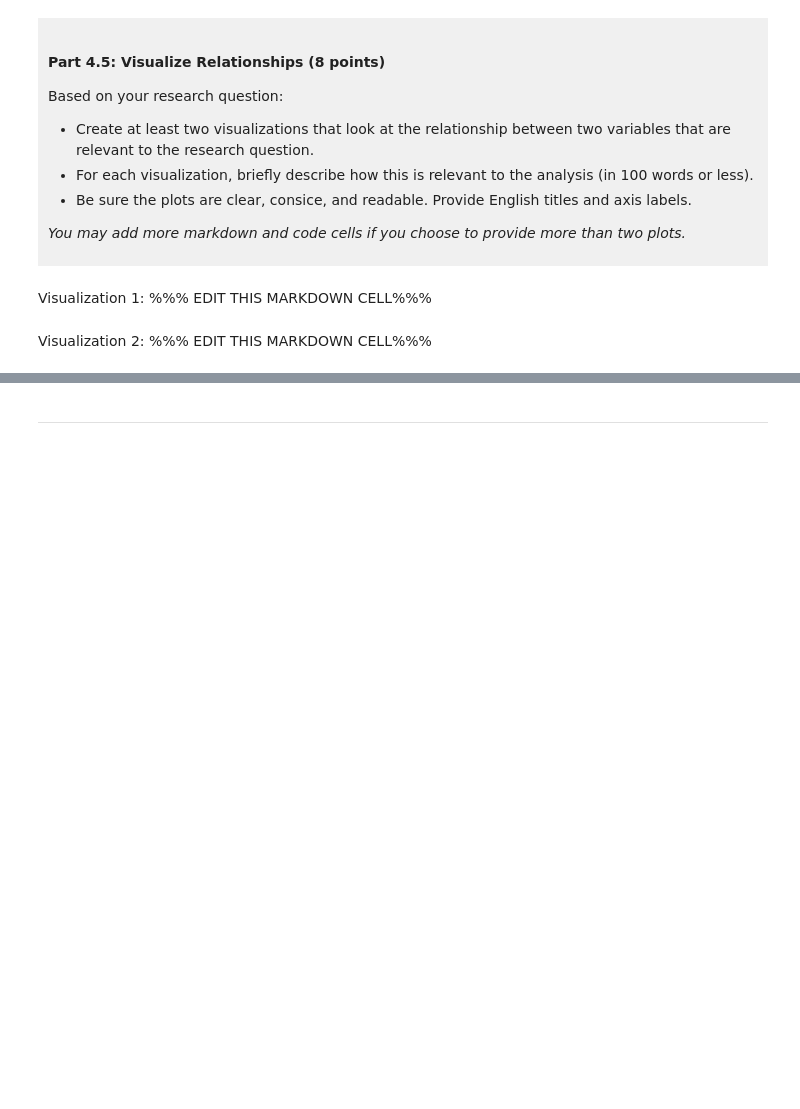
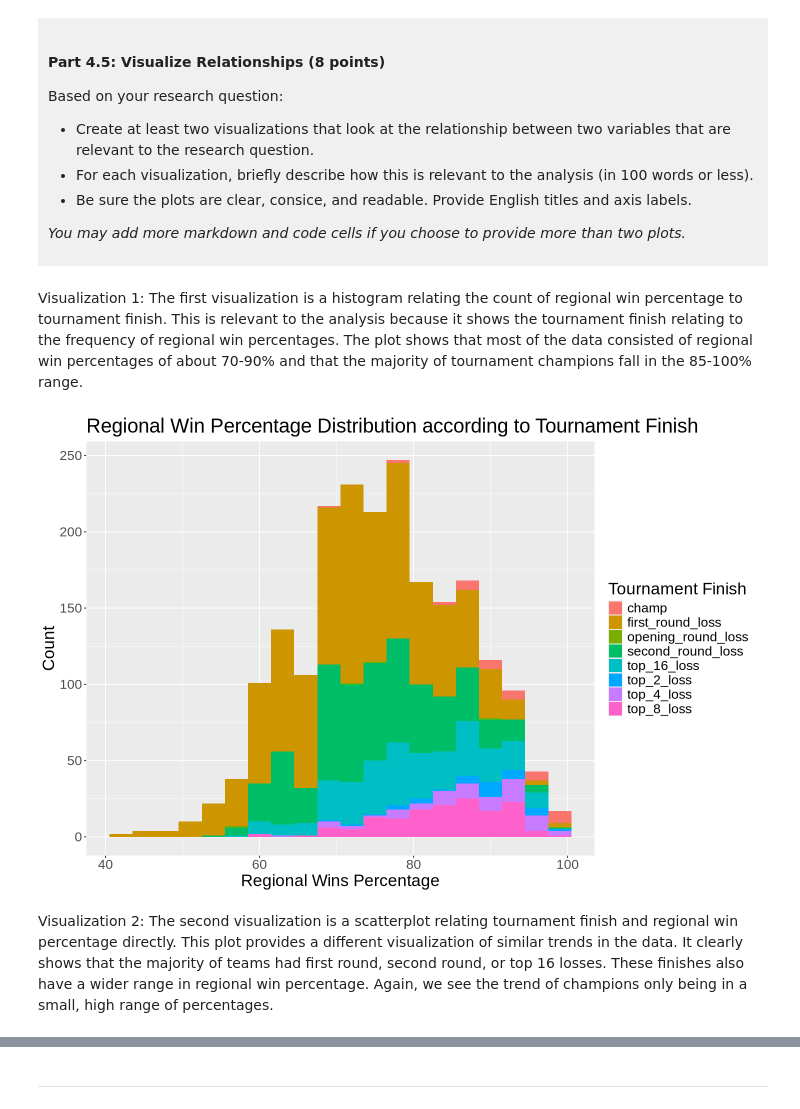
Before and after one commit to briannadejo/DSCI-100-004-Project-Brianna-Dejo-Balbuena, a Jupyter notebook: dsci-100-project-notebook.ipynb, the cells around one changed output, grey strips where cells are left out. Drawn from its saved outputs; the diff is of its cells as text; code cells hidden in the pictures; blank space fills up the shorter version.

```diff
--- a/dsci-100-project-notebook.ipynb
+++ b/dsci-100-project-notebook.ipynb
@@ -319,9 +367,18 @@ Based on your research question:
 *You may add more markdown and code cells if you choose to provide more than two plots.*
 </div>
 # %% [markdown]
-Visualization 1: %%% EDIT THIS MARKDOWN CELL%%%
+Visualization 1: The first visualization is a histogram relating the count of regional win percentage to tournament finish. This is relevant to the analysis because it shows the tournament finish relating to the frequency of regional win percentages. The plot shows that most of the data consisted of regional win percentages of about 70-90% and that the majority of tournament champions fall in the 85-100% range.
 # %%
-### EDIT THIS CODE CELL FOR VISUALIZATION 1###
+options(repr.plot.width = 12, repr.plot.height = 8)
+bb_plot_1 <- basketball_data |>
+             ggplot(aes(x =reg_wins_pct,fill = tourney_finish))+
+             geom_histogram(binwidth=3)+
+             labs(x = "Regional Wins Percentage", y = "Count", fill = "Tournament Finish")+
+             ggtitle("Regional Win Percentage Distribution according to Tournament Finish")+
+             theme(text = element_text(size = 20))
+bb_plot_1
+# %% [output]
+[figure, added]
 # %% [markdown]
-Visualization 2: %%% EDIT THIS MARKDOWN CELL%%%
+Visualization 2: The second visualization is a scatterplot relating tournament finish and regional win percentage directly. This plot provides a different visualization of similar trends in the data. It clearly shows that the majority of teams had first round, second round, or top 16 losses. These finishes also have a wider range in regional win percentage. Again, we see the trend of champions only being in a small, high range of percentages.
 # %%
```
Also changed, not shown: parts of 8 cells of this notebook.
